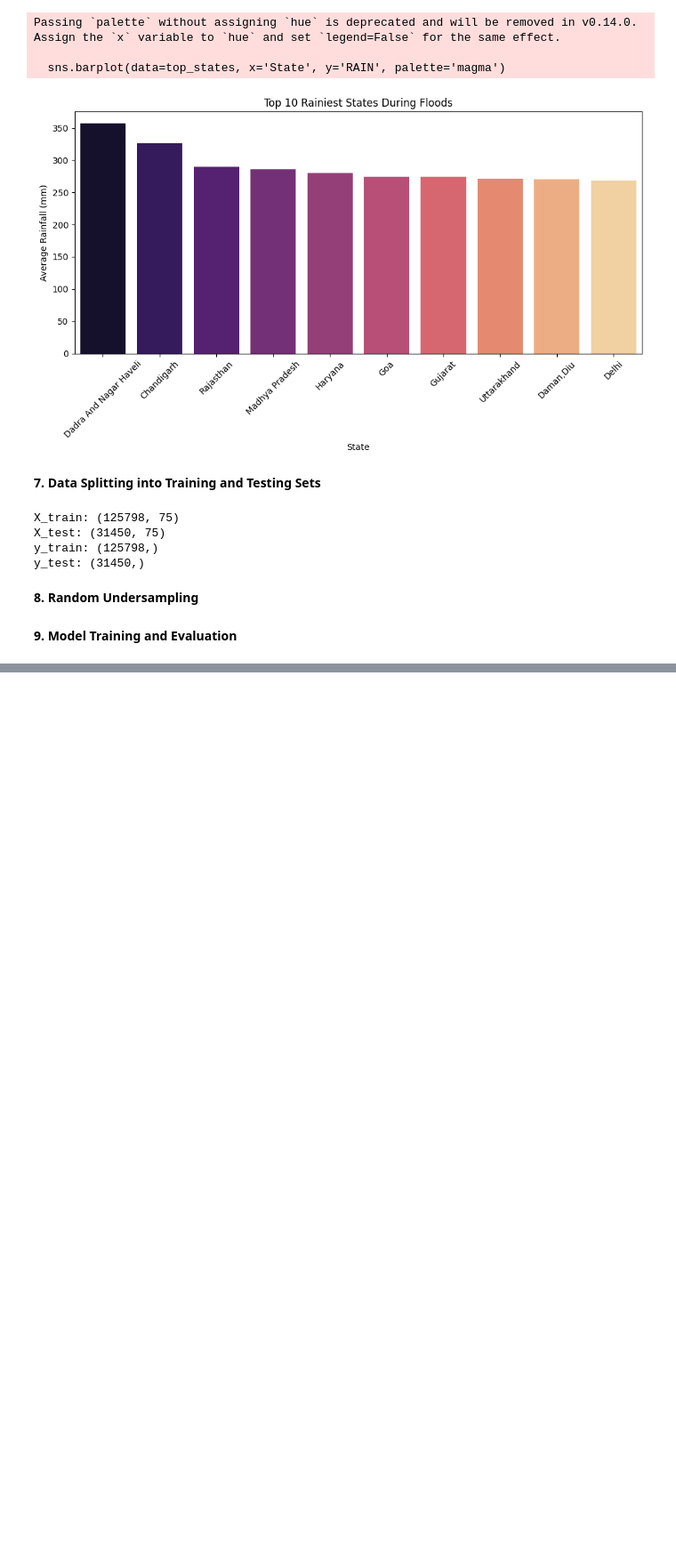
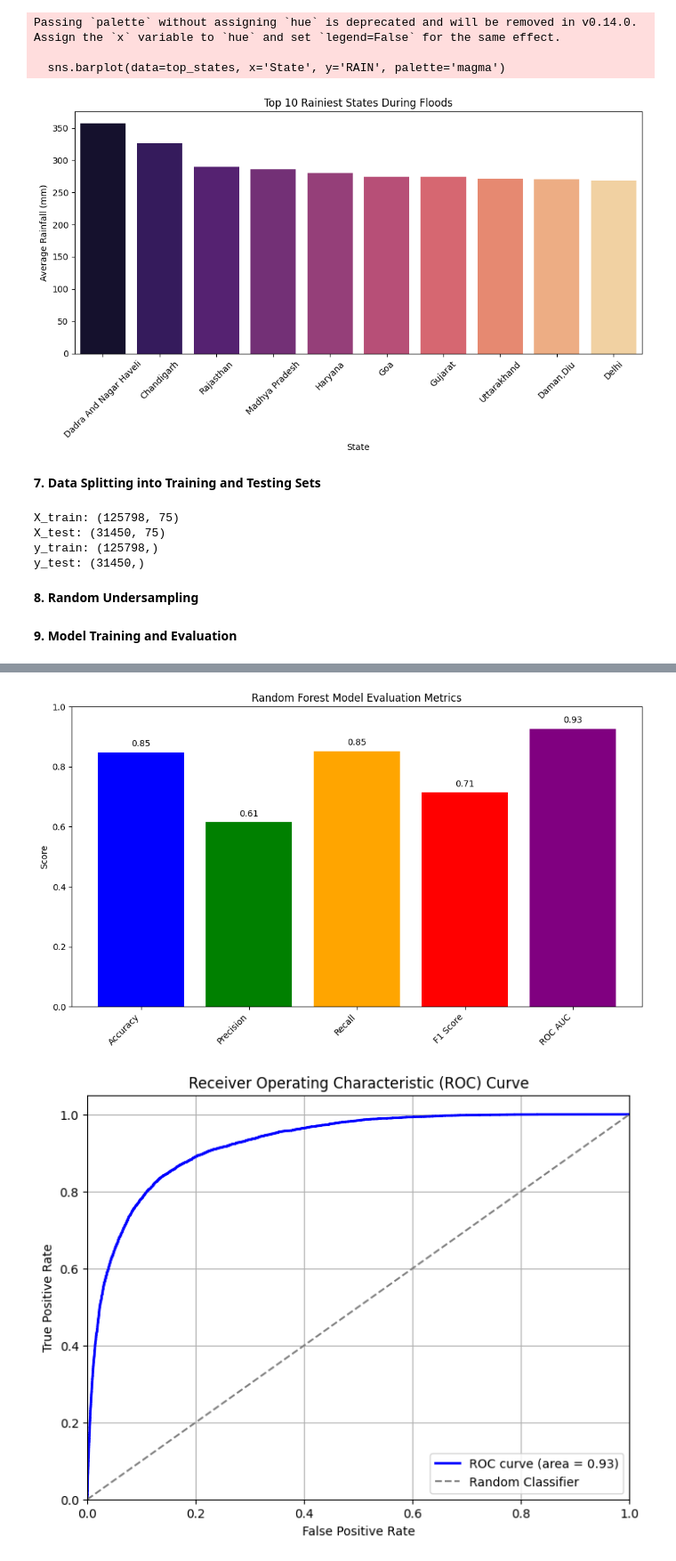
Before and after one commit to tasleema17/FINAL_PROJECT_22034202, a Jupyter notebook: FloodPredictionCode.ipynb, the cells around one changed output, grey strips where cells are left out. Shown at 89% size. Saved outputs shown, nothing was run; the diff lists cells and outputs as text; code cells hidden in the pictures; blank space fills up the shorter version.

```diff
--- a/FloodPredictionCode.ipynb
+++ b/FloodPredictionCode.ipynb
@@ -447,0 +380,39 @@ KeyboardInterrupt:
+# %%
+#Result Analysis
+# Assuming you have already calculated these metrics
+metrics = ['Accuracy', 'Precision', 'Recall', 'F1 Score', 'ROC AUC']
+values = [accuracy_rf, precision_rf, recall_rf, f1_rf, roc_auc_rf]
+# Create a bar plot
+plt.figure(figsize=(10, 6))
+plt.bar(metrics, values, color=['blue', 'green', 'orange', 'red', 'purple'])
+plt.title('Random Forest Model Evaluation Metrics')
+plt.ylabel('Score')
+plt.ylim(0, 1)  # Set y-axis limits to 0-1 for better visualization of scores
+plt.xticks(rotation=45, ha='right')  # Rotate x-axis labels for readability
+plt.tight_layout()
+# Add value labels on top of the bars
+for i, v in enumerate(values):
+    plt.text(i, v + 0.02, f"{v:.2f}", ha='center', color='black')
+plt.show()
+
+#ROC-AUC curve
+# Get predicted probabilities for the positive class (Flood = 1)
+y_proba_rf = best_rf_model.predict_proba(X_test)[:, 1]
+# Calculate ROC curve and AUC
+fpr, tpr, thresholds = roc_curve(y_test, y_proba_rf)
+roc_auc_rf = roc_auc_score(y_test, y_proba_rf)
+# Plot the ROC curve
+plt.figure(figsize=(8, 6))
+plt.plot(fpr, tpr, color='blue', lw=2, label=f'ROC curve (area = {roc_auc_rf:.2f})')
+plt.plot([0, 1], [0, 1], color='gray', linestyle='--', label='Random Classifier')
+plt.xlim([0.0, 1.0])
+plt.ylim([0.0, 1.05])
+plt.xlabel('False Positive Rate')
+plt.ylabel('True Positive Rate')
+plt.title('Receiver Operating Characteristic (ROC) Curve')
+plt.legend(loc="lower right")
+plt.grid(True)
+plt.show()
+# %% [output]
+[figure, added]
+[figure, added]
```
Also changed, not shown: parts of 38 cells of this notebook.
